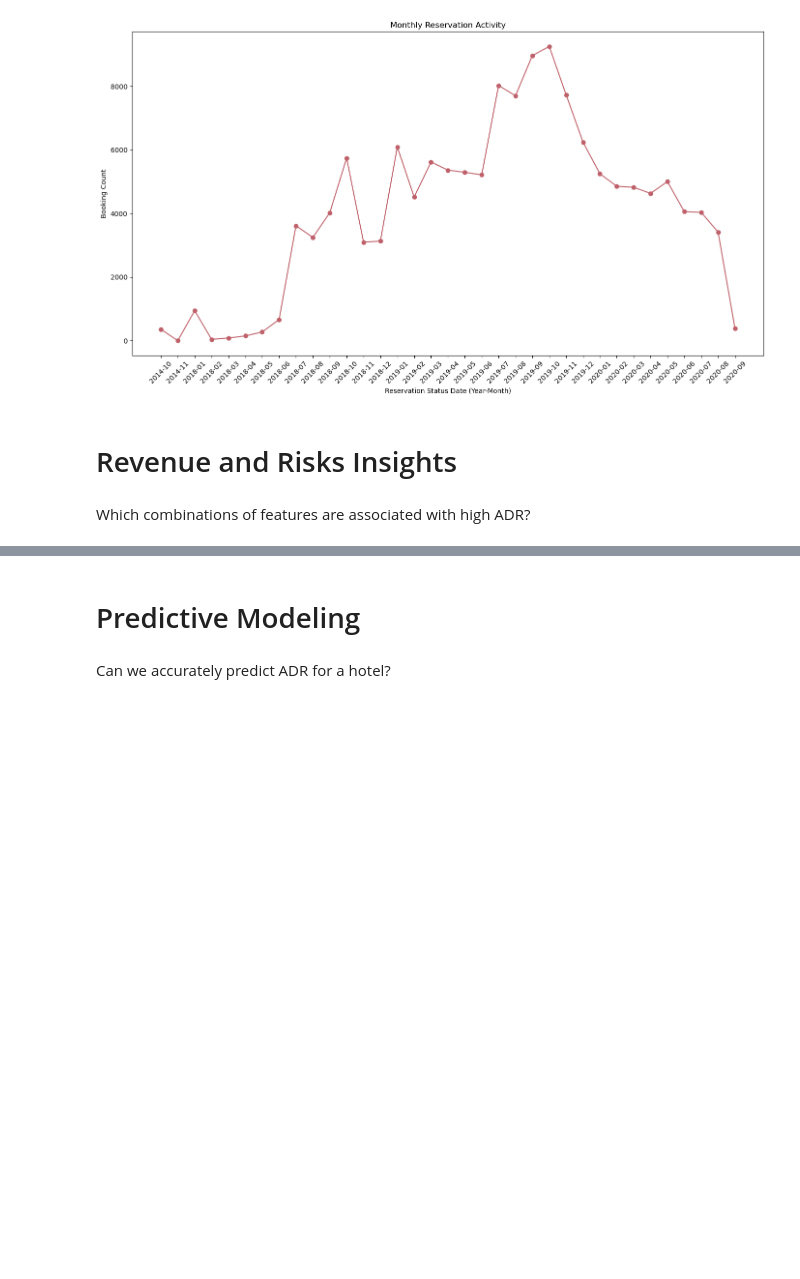
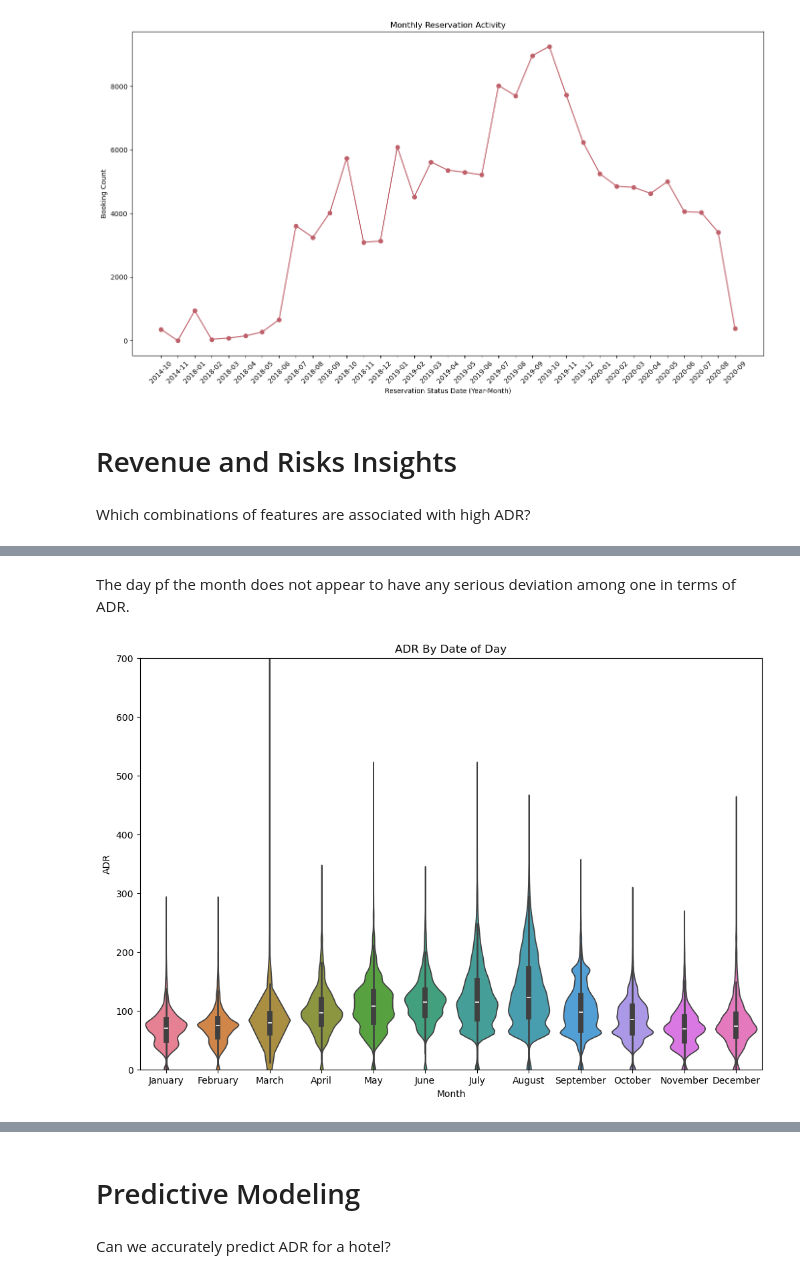
Before and after one commit to SMemic4/Hotels, a Jupyter notebook: notebooks/hotels.ipynb, the cells around one changed output, grey strips where cells are left out. Saved outputs shown, nothing was run; the diff lists cells and outputs as text; code cells hidden in the pictures; blank space fills up the shorter version.

```diff
--- a/notebooks/hotels.ipynb
+++ b/notebooks/hotels.ipynb
@@ -733,0 +757,13 @@ plt.show();
+# %% [markdown]
+The day pf the month does not appear to have any serious deviation among one in terms of ADR.
+# %%
+plt.figure(figsize=(12,8))
+sns.violinplot(data = hotel_df, x = 'arrival_date_month', y = 'adr', hue = 'arrival_date_month')
+plt.ylim((0,700))
+plt.ylabel(ylabel= 'ADR')
+plt.xlabel(xlabel = 'Month')
+plt.title(label = 'ADR By Date of Day')
+plt.savefig(os.path.join(os.getcwd(), 'outputs', 'visuals', 'ADR_by_Month'))
+plt.show();
+# %% [output]
+[figure, added]
```
Also changed, not shown: parts of 17 cells of this notebook.
